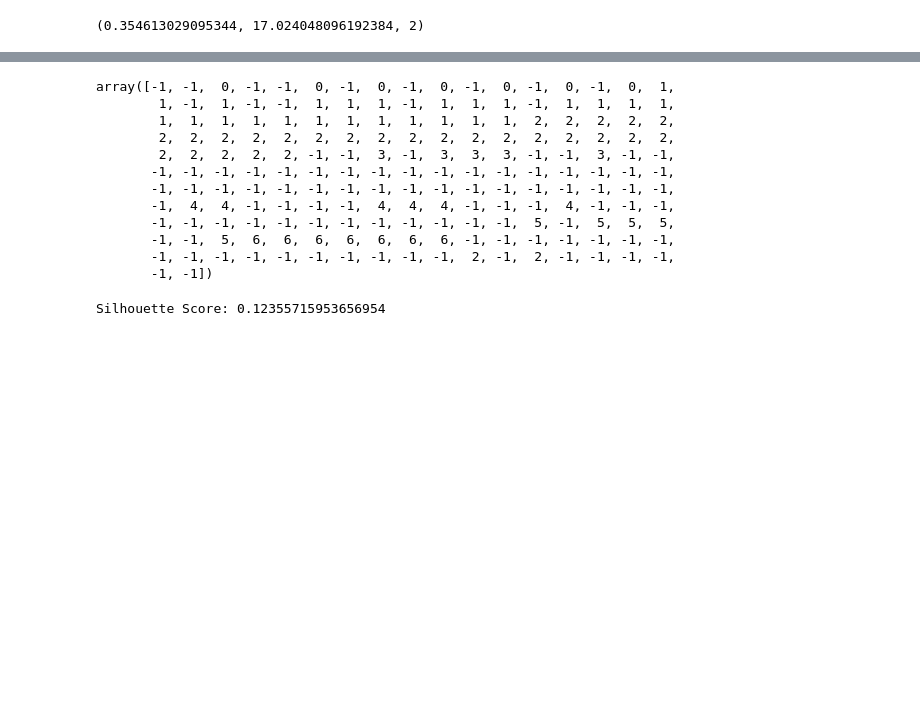
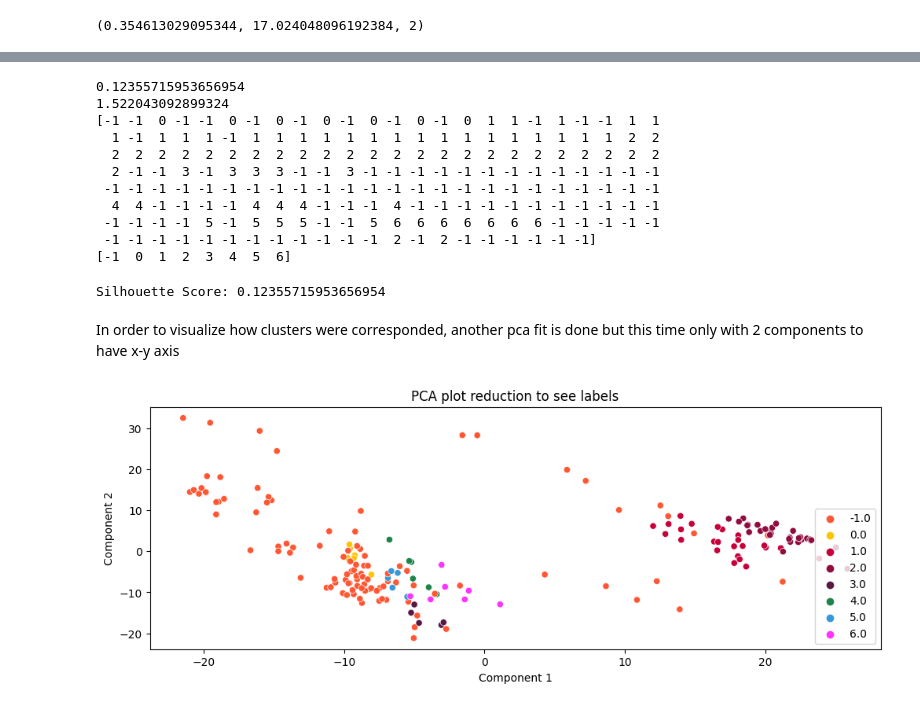
Before and after one commit to JoseGarayar/clustering_utec, a Jupyter notebook: notebook_jose.ipynb, the cells around one changed output, grey strips where cells are left out. Saved outputs shown, nothing was run; the diff lists cells and outputs as text; code cells hidden in the pictures; blank space fills up the shorter version.

Commit message:
add dbscan method evaluations

```diff
--- a/notebook_jose.ipynb
+++ b/notebook_jose.ipynb
@@ -74,20 +112,25 @@ silhouette_avg
 # %%
 dbscan = DBSCAN(eps=14.2, min_samples=5)
 dbscan_labels = dbscan.fit_predict(X_pca)
-dbscan_labels
+silhouette_avg = silhouette_score(X_pca, dbscan_labels, random_state=23)
+davies_bouldin_avg = davies_bouldin_score(X_pca, dbscan_labels)
+
+print(silhouette_avg)
+print(davies_bouldin_avg)
+print(dbscan_labels)
+print(np.unique(dbscan_labels))
 # %% [output]
-array([-1, -1,  0, -1, -1,  0, -1,  0, -1,  0, -1,  0, -1,  0, -1,  0,  1,
-        1, -1,  1, -1, -1,  1,  1,  1, -1,  1,  1,  1, -1,  1,  1,  1,  1,
-        1,  1,  1,  1,  1,  1,  1,  1,  1,  1,  1,  1,  2,  2,  2,  2,  2,
-        2,  2,  2,  2,  2,  2,  2,  2,  2,  2,  2,  2,  2,  2,  2,  2,  2,
-        2,  2,  2,  2,  2, -1, -1,  3, -1,  3,  3,  3, -1, -1,  3, -1, -1,
-       -1, -1, -1, -1, -1, -1, -1, -1, -1, -1, -1, -1, -1, -1, -1, -1, -1,
-       -1, -1, -1, -1, -1, -1, -1, -1, -1, -1, -1, -1, -1, -1, -1, -1, -1,
-       -1,  4,  4, -1, -1, -1, -1,  4,  4,  4, -1, -1, -1,  4, -1, -1, -1,
-       -1, -1, -1, -1, -1, -1, -1, -1, -1, -1, -1, -1,  5, -1,  5,  5,  5,
-       -1, -1,  5,  6,  6,  6,  6,  6,  6,  6, -1, -1, -1, -1, -1, -1, -1,
-       -1, -1, -1, -1, -1, -1, -1, -1, -1, -1,  2, -1,  2, -1, -1, -1, -1,
-       -1, -1])
+0.12355715953656954
+1.522043092899324
+[-1 -1  0 -1 -1  0 -1  0 -1  0 -1  0 -1  0 -1  0  1  1 -1  1 -1 -1  1  1
+  1 -1  1  1  1 -1  1  1  1  1  1  1  1  1  1  1  1  1  1  1  1  1  2  2
+  2  2  2  2  2  2  2  2  2  2  2  2  2  2  2  2  2  2  2  2  2  2  2  2
+  2 -1 -1  3 -1  3  3  3 -1 -1  3 -1 -1 -1 -1 -1 -1 -1 -1 -1 -1 -1 -1 -1
+ -1 -1 -1 -1 -1 -1 -1 -1 -1 -1 -1 -1 -1 -1 -1 -1 -1 -1 -1 -1 -1 -1 -1 -1
+  4  4 -1 -1 -1 -1  4  4  4 -1 -1 -1  4 -1 -1 -1 -1 -1 -1 -1 -1 -1 -1 -1
+ -1 -1 -1 -1  5 -1  5  5  5 -1 -1  5  6  6  6  6  6  6  6 -1 -1 -1 -1 -1
+ -1 -1 -1 -1 -1 -1 -1 -1 -1 -1 -1 -1  2 -1  2 -1 -1 -1 -1 -1 -1]
+[-1  0  1  2  3  4  5  6]
 # %%
 from sklearn.metrics import silhouette_score
 
@@ -96,3 +139,27 @@ if len(set(dbscan_labels)) > 1:
     print(f"Silhouette Score: {silhouette_avg}")
 # %% [output]
 Silhouette Score: 0.12355715953656954
+# %% [markdown]
+In order to visualize how clusters were corresponded, another pca fit is done but this time only with 2 components to have x-y axis
+# %%
+# declaring pca instance to use to plot
+pca_plot = PCA(n_components = 2, random_state = 23)
+n_components= len(np.unique(dbscan_labels))
+
+# Creating the X_plot data set
+X_plot = pca_plot.fit_transform(X_sc)
+X_plot_dbscan= np.c_[X_plot, dbscan_labels]
+
+# ploting with sns
+colors = ["#FF5733", "#FFC300", "#C70039", "#900C3F", "#581845", "#1E8449", "#3498DB",
+            "#FF33FF", "#33FFCC", "#FF6666", "#99CC99", "#3399FF", "#FF9933", "#CC33FF", "#66CCCC"]
+
+plt.figure(figsize = (12, 4))
+sns.scatterplot(x = X_plot_dbscan[:, 0], y = X_plot_dbscan[:, 1], hue = X_plot_dbscan[:, 2], palette = colors[:n_components])
+plt.ylabel('Component 2')
+plt.xlabel('Component 1')
+plt.title('PCA plot reduction to see labels')
+plt.legend(loc = 'lower right')
+plt.show()
+# %% [output]
+[figure, added]
```
Also changed, not shown: parts of 12 cells of this notebook.
